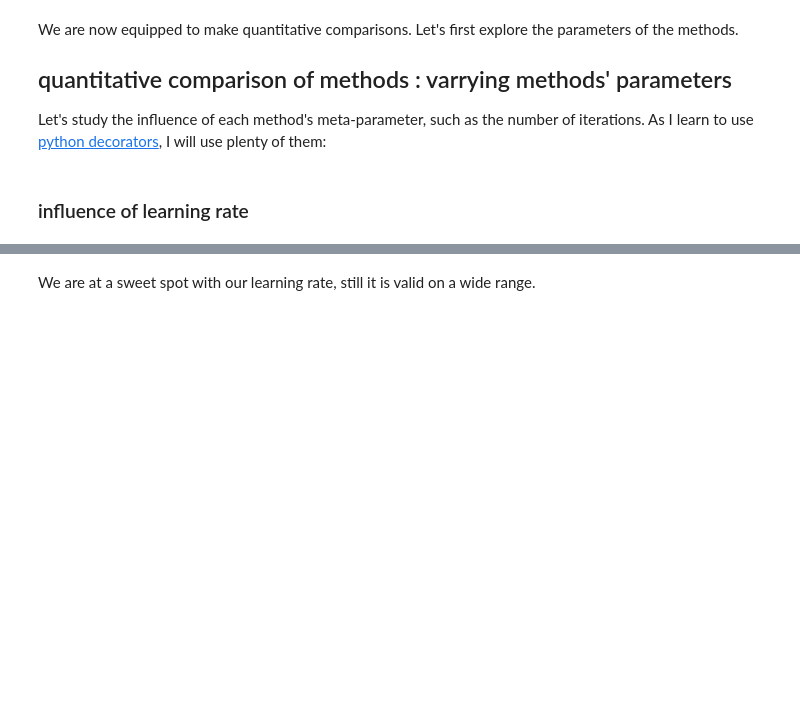
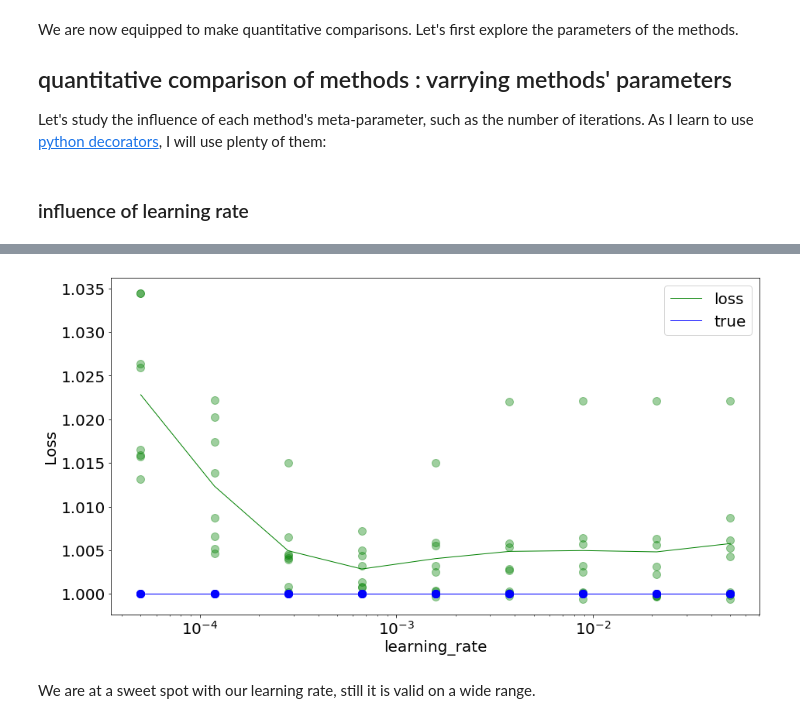
Before and after one commit to jennafradin/MSc-Internship, a Jupyter notebook: Notebooks/W13/10_theory-fitting_psychometric.ipynb, the cells around one changed output, grey strips where cells are left out. Saved outputs shown, nothing was run; the diff lists cells and outputs as text; code cells hidden in the pictures; blank space fills up the shorter version.

```diff
--- a/Notebooks/W13/10_theory-fitting_psychometric.ipynb
+++ b/Notebooks/W13/10_theory-fitting_psychometric.ipynb
@@ -414,26 +423,28 @@ learning_rate: 0.00005, Loss: 0.29199, loss_P: 0.29061
 # %%
 def plot_explore_param(variable, var_range, results):
     opts_scat = dict(marker=".", lw=0, alpha=3 / N_cv, ms=20)
     opts_line = dict(lw=1, alpha=1)
 
     fig, ax = plt.subplots(figsize=(15, 8))
     if results[1, ...].sum()>0: ax.plot(var_range, results[1, :, :]/results[0, :, :], **opts_scat, color="green")
     ax.plot(var_range, results[0, :, :]/results[0, :, :], **opts_scat, color="blue")
-    if results[2, ...].sum()>0: ax.plot(ar_range, results[2, :, :]/results[0, :, :], **opts_scat, color="red")
+    if results[2, ...].sum()>0: ax.plot(var_range, results[2, :, :]/results[0, :, :], **opts_scat, color="red")
 
     if results[1, ...].sum()>0: ax.plot(var_range, np.mean(results[1, :, :]/results[0, :, :], axis=-1), **opts_line, color="green", label="loss")
     ax.plot(var_range, np.mean(results[0, :, :]/results[0, :, :], axis=-1), **opts_line, color="blue", label="true")
-    if results[2, ...].sum()>0: ax.plot(var_range, np.mean(results[1, :, :]/results[0, :, :], axis=-1), **opts_line, color="red", label="loss_SKL")
+    if results[2, ...].sum()>0: ax.plot(var_range, np.mean(results[2, :, :]/results[0, :, :], axis=-1), **opts_line, color="red", label="loss_SKL")
 
     # ax.set_xlim(np.min(learning_rates_), np.max(learning_rates_))
 
     ax.set_xlabel(variable)
     ax.set_ylabel("Loss")
     ax.set_xscale("log")
     ax.legend(loc="best")
     return fig, ax
 
 fig, ax = plot_explore_param(variable='learning_rate', var_range=learning_rates, results=results)
+# %% [output]
+[figure, added]
 # %% [markdown]
 We are at a sweet spot with our learning rate, still it is valid on a wide range.
 # %% [markdown]
```
Also changed, not shown: parts of 45 cells of this notebook.
